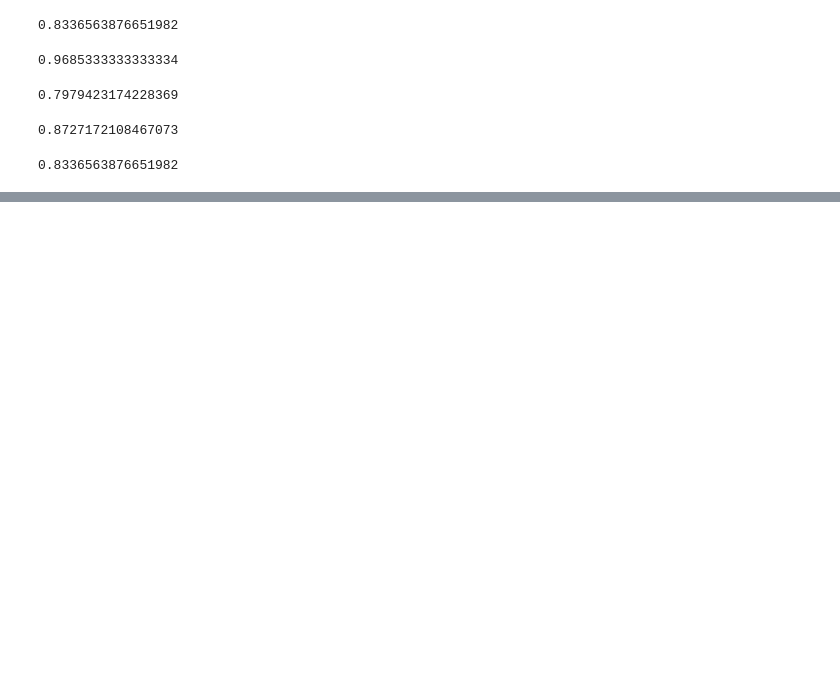
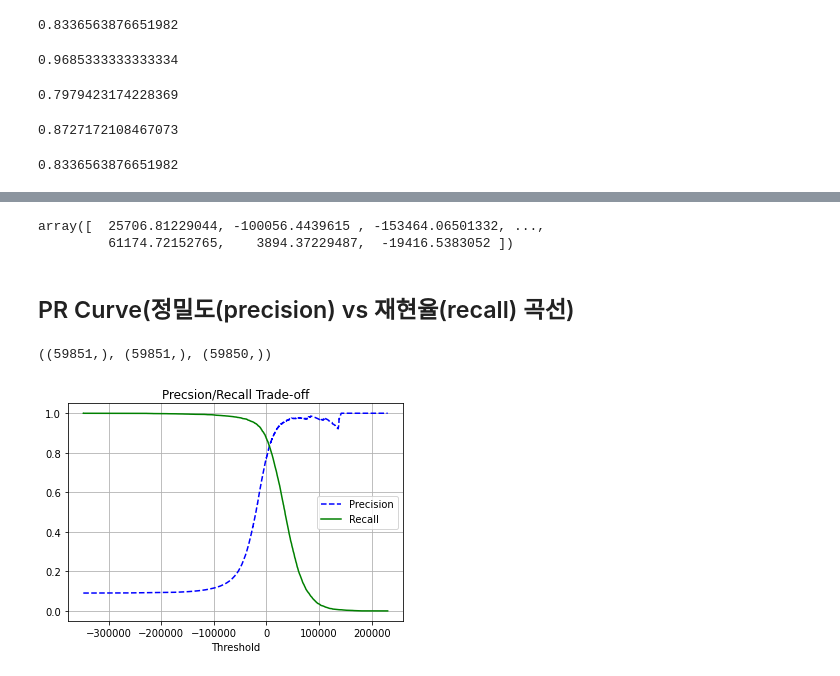
Before and after one commit to JakeOh/202007_itw_bd18, a Jupyter notebook: lab_ml/ml02_classification.ipynb, the cells around one changed output, grey strips where cells are left out. Drawn from its saved outputs; the diff is of its cells as text; code cells hidden in the pictures; blank space fills up the shorter version.

```diff
--- a/lab_ml/ml02_classification.ipynb
+++ b/lab_ml/ml02_classification.ipynb
@@ -250,0 +280,16 @@ f1_score(y_true=y_train_5, y_pred=y_pred_5)
+# %%
+# 각 샘플들의 예측 값을 결정할 수 있는 점수 - method='decision_function'
+cv_scores = cross_val_predict(estimator=SGDClassifier(random_state=1),
+                              X=X_train,
+                              y=y_pred_5,
+                              cv=3,
+                              method='decision_function')
+cv_scores
+# 임계값(threshold): 결정 함수의 점수들을 Positive/Negative로 구분할 값.
+# 임계값을 크게 하면, 정밀도(precision)이 높아지고 재현율(recall)이 낮아짐.
+# 임계값을 작게 하면, 정밀도가 낮아지고 재현율이 높아짐.
+# %% [output]
+array([  25706.81229044, -100056.4439615 , -153464.06501332, ...,
+         61174.72152765,    3894.37229487,  -19416.5383052 ])
+# %% [markdown]
+## PR Curve(정밀도(precision) vs 재현율(recall) 곡선)
@@ -250,0 +298,19 @@ f1_score(y_true=y_train_5, y_pred=y_pred_5)
+# %%
+precisions, recalls, thresholds = precision_recall_curve(y_true=y_train_5,
+                                                         probas_pred=cv_scores)
+precisions.shape, recalls.shape, thresholds.shape
+# %% [output]
+((59851,), (59851,), (59850,))
+# %%
+def plot_precision_recall_vs_threshold(precisions, recalls, thresholds):
+    plt.plot(thresholds, precisions[:-1], 'b--', label='Precision')
+    plt.plot(thresholds, recalls[:-1], 'g-', label='Recall')
+    plt.grid(True)
+    plt.xlabel('Threshold')
+    plt.title('Precsion/Recall Trade-off')
+    plt.legend()
+# %%
+plot_precision_recall_vs_threshold(precisions, recalls, thresholds)
+# 정밀도/재현율 트레이드오프 그래프
+# %% [output]
+[figure, added]
```
Also changed, not shown: parts of 11 cells of this notebook.
